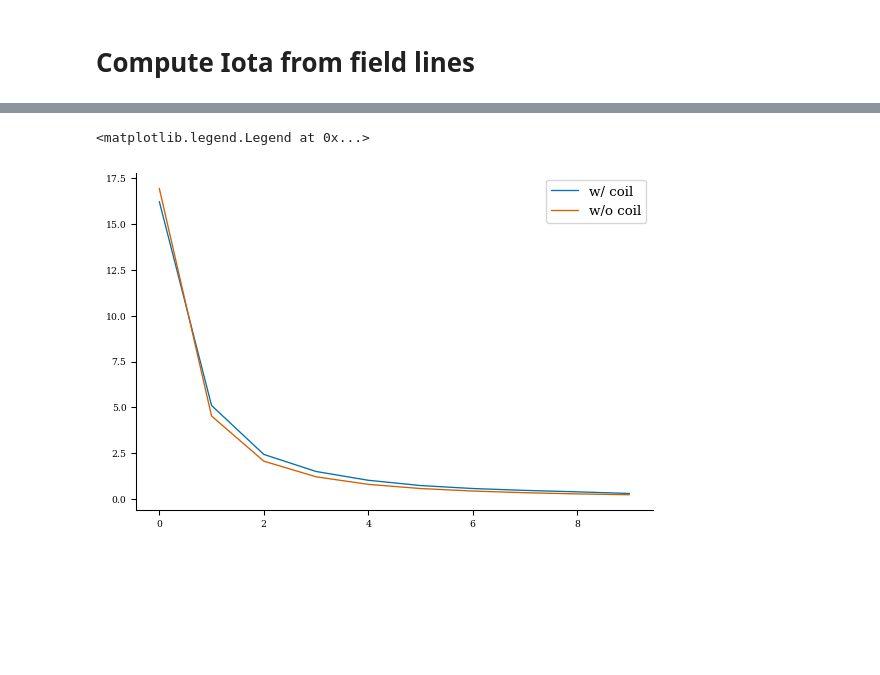
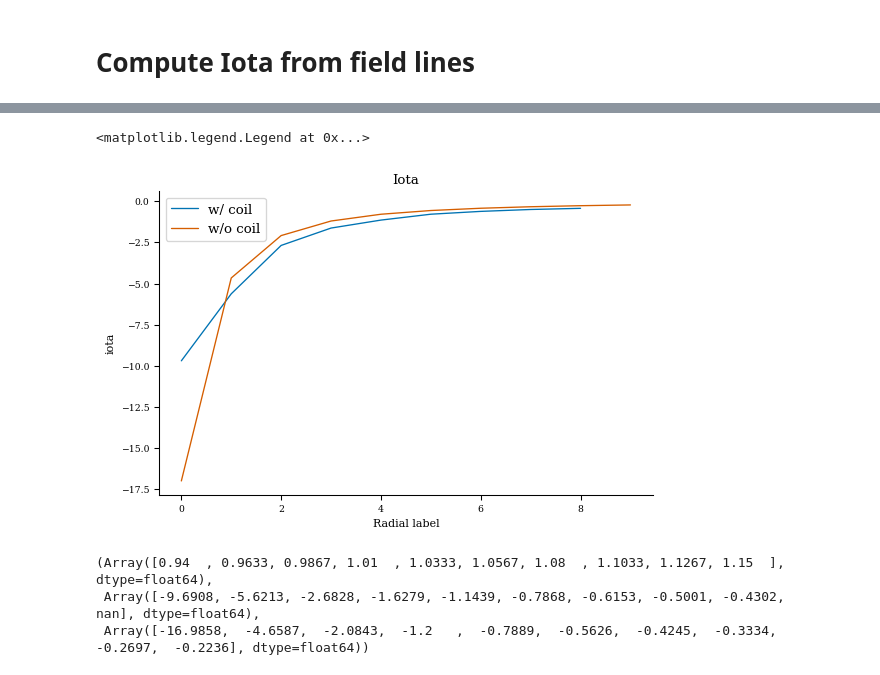
Before and after one commit to YigitElma/DEBUG-DESC, a Jupyter notebook: HBT-EP/hbt-ep-x-point-check.ipynb, the cells around one changed output, grey strips where cells are left out. Saved outputs shown, nothing was run; the diff lists cells and outputs as text; code cells hidden in the pictures; blank space fills up the shorter version.

Commit message:
update the final result on iota computation

```diff
--- a/HBT-EP/hbt-ep-x-point-check.ipynb
+++ b/HBT-EP/hbt-ep-x-point-check.ipynb
@@ -214,7 +214,7 @@ plt.legend()
 # %%
 rmaj = 0.97
 rmin = 0.2
-umbilic_coil = get_umbilic_coil(I=5000, rmaj=rmaj, rmin=rmin)
+umbilic_coil = get_umbilic_coil(I=7000, rmaj=rmaj, rmin=rmin)
 
 plasma_coil = FourierRZCoil(current=14000, R_n=R0, Z_n=0)
 tf = ToroidalMagneticField(B0=B0, R0=R0)
@@ -224,7 +224,7 @@ xd = 0.02
 N = 10
 R0is = jnp.linspace(rmaj - 0.03, rmaj + rmin - xd, N)
 Z0is = jnp.zeros(N)
-ntransit = 100
+ntransit = 200
 Nphi = 50
 phi = jnp.linspace(0, 2 * jnp.pi, Nphi, endpoint=False)
 phis = (phi + jnp.arange(0, ntransit)[:, None] * 2 * jnp.pi).flatten()
@@ -237,6 +237,9 @@ fig, ax, data = get_poincare_plot(
     bounds_R=(rmaj - rmin, rmaj + rmin),
     bounds_Z=(-rmin, rmin),
     return_data=True,
+    max_steps=50000,
+    atol=1e-8,
+    rtol=1e-8,
 )
 add_coils_to_plot(ax, [plasma_coil, umbilic_coil], nplanes=Nphi)
 ax.flat[0].scatter(R0is, Z0is, color="black", label="initial conditions", s=2)
@@ -276,9 +275,13 @@ fig, ax, data_plasma = get_poincare_plot(
     bounds_R=(rmaj - rmin, rmaj + rmin),
     bounds_Z=(-rmin, rmin),
     return_data=True,
+    max_steps=50000,
+    atol=1e-8,
+    rtol=1e-8,
 )
-indices = np.linspace(0, Nphi - 1, 6, dtype=int)
-keep_axes = [ax.flat[i] for i in indices]
+add_coils_to_plot(ax, [plasma_coil], nplanes=Nphi)
+ax.flat[0].scatter(R0is, Z0is, color="black", label="initial conditions", s=2)
+keep_axes = [ax.flat[0]]
 
 for a in ax.flat:
     if a not in keep_axes:
@@ -311,7 +314,10 @@ for i in range(N):
     last_valid_idx = jnp.where(valid, jnp.arange(len(theta_unwrapped)), 0).max()
     total_poloidal = theta_unwrapped[last_valid_idx] - theta_unwrapped[0]
     total_toroidal = phis[last_valid_idx] - phis[0]
-    iota = abs(total_poloidal / total_toroidal)
+    iota = total_poloidal / total_toroidal
+    # if integration terminated very early, do not consider that result
+    if total_toroidal < ntransit / 10 * 2 * jnp.pi:
+        iota = jnp.nan
     iotas.append(iota)
 iotas = jnp.array(iotas)
 
@@ -329,6 +335,8 @@ for i in range(N):
     last_valid_idx = jnp.where(valid, jnp.arange(len(theta_unwrapped)), 0).max()
     total_poloidal = theta_unwrapped[last_valid_idx] - theta_unwrapped[0]
     total_toroidal = phis[last_valid_idx] - phis[0]
-    iota = abs(total_poloidal / total_toroidal)
+    iota = total_poloidal / total_toroidal
+    if total_toroidal < ntransit/10 * 2 * jnp.pi:
+        iota = jnp.nan
     iotas_just_plasma.append(iota)
 iotas_just_plasma = jnp.array(iotas_just_plasma)
@@ -335,7 +354,16 @@ iotas_just_plasma = jnp.array(iotas_just_plasma)
 # %%
 plt.plot(iotas, label="w/ coil")
 plt.plot(iotas_just_plasma, label="w/o coil")
+plt.title("Iota")
+plt.ylabel("iota")
+plt.xlabel("Radial label")
 plt.legend()
 # %% [output]
 <matplotlib.legend.Legend at 0x...>
-[figure, old version]
+[figure, new version]
+# %%
+R0is, iotas, iotas_just_plasma
+# %% [output]
+(Array([0.94  , 0.9633, 0.9867, 1.01  , 1.0333, 1.0567, 1.08  , 1.1033, 1.1267, 1.15  ], dtype=float64),
+ Array([-9.6908, -5.6213, -2.6828, -1.6279, -1.1439, -0.7868, -0.6153, -0.5001, -0.4302,     nan], dtype=float64),
+ Array([-16.9858,  -4.6587,  -2.0843,  -1.2   ,  -0.7889,  -0.5626,  -0.4245,  -0.3334,  -0.2697,  -0.2236], dtype=float64))
```
Also changed, not shown: parts of 4 cells of this notebook.
